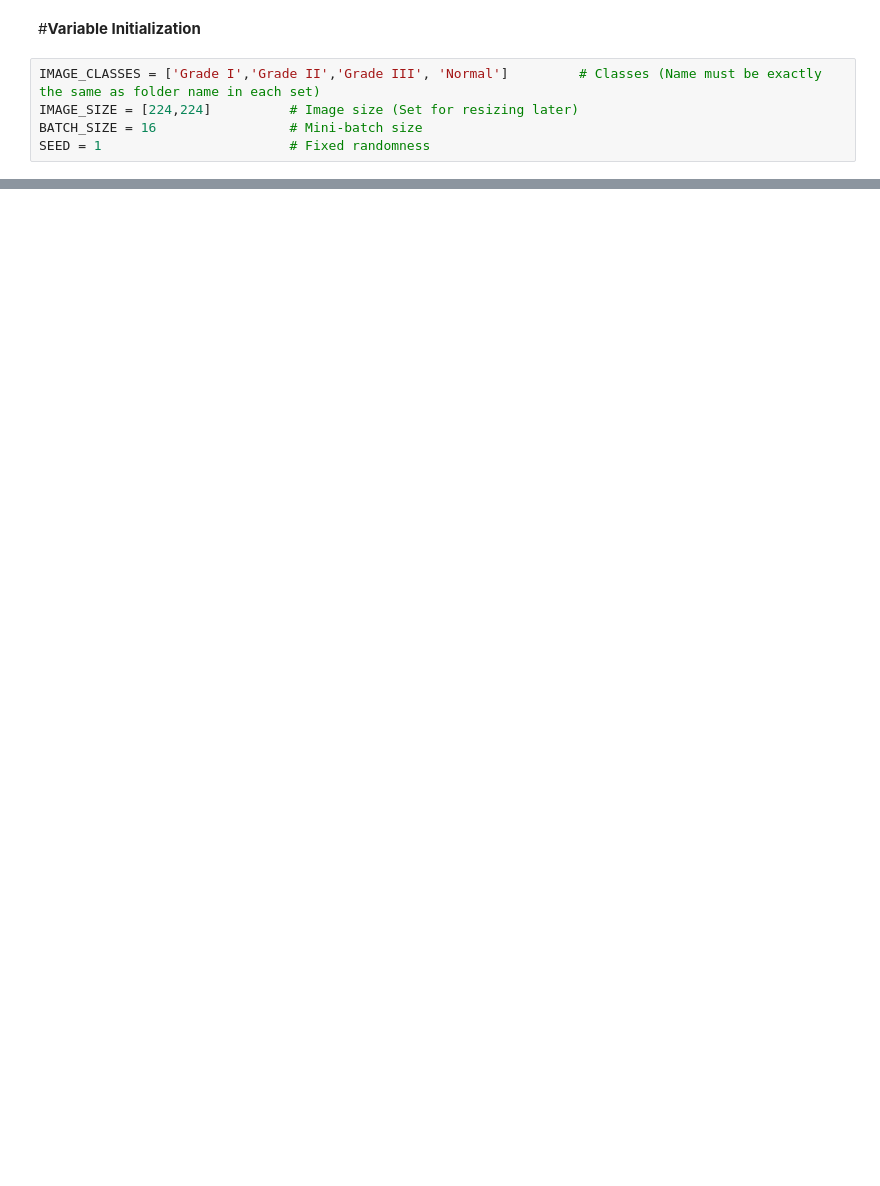
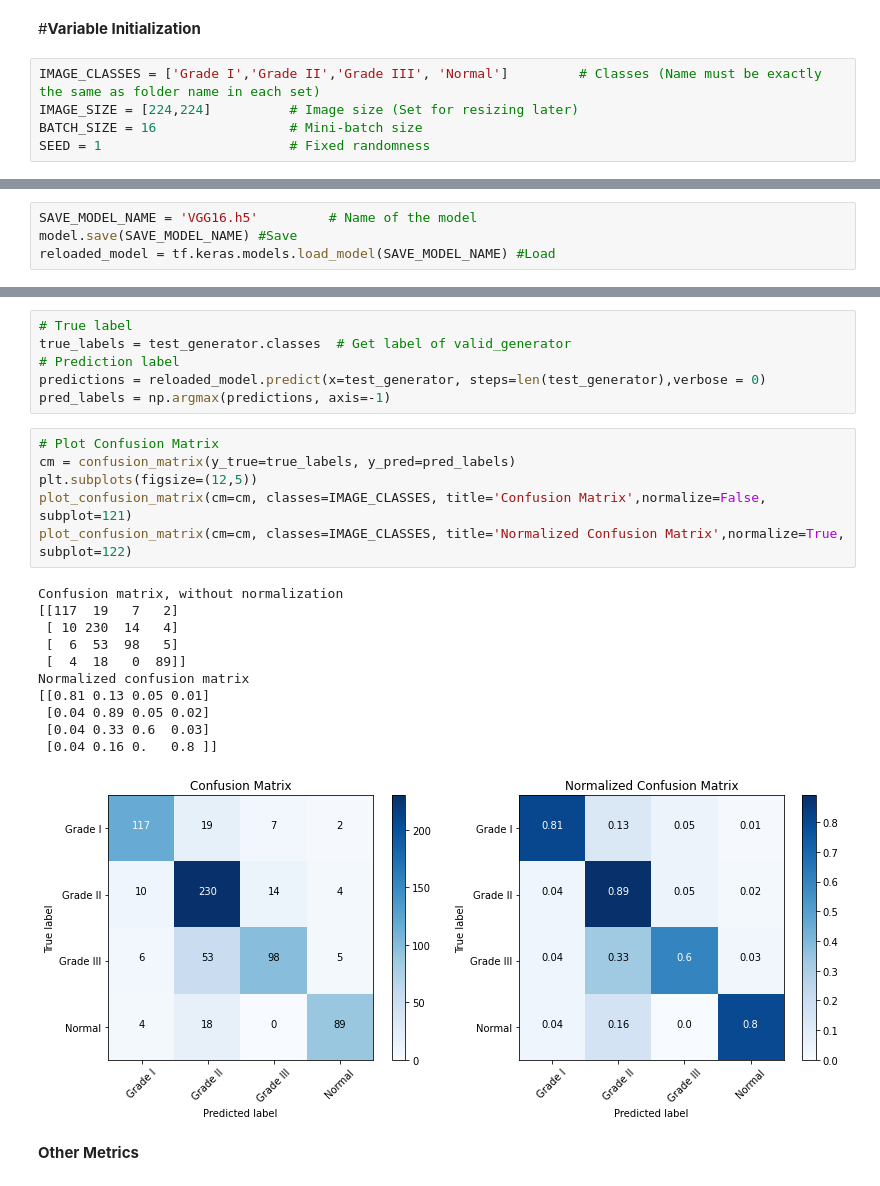
Before and after one commit to mnmahir/FYProject-PCGIPI, a Jupyter notebook: VGG16.ipynb, the cells around one changed output, grey strips where cells are left out. Cells and saved outputs as stored; diff of their text form; blank space fills up the shorter version.

```diff
--- a/VGG16.ipynb
+++ b/VGG16.ipynb
@@ -142,0 +287,4 @@ history = model.fit(
+# %%
+SAVE_MODEL_NAME = 'VGG16.h5'         # Name of the model
+model.save(SAVE_MODEL_NAME) #Save
+reloaded_model = tf.keras.models.load_model(SAVE_MODEL_NAME) #Load
@@ -142,0 +304,26 @@ history = model.fit(
+# %%
+# True label
+true_labels = test_generator.classes  # Get label of valid_generator
+# Prediction label
+predictions = reloaded_model.predict(x=test_generator, steps=len(test_generator),verbose = 0)
+pred_labels = np.argmax(predictions, axis=-1)
+# %%
+# Plot Confusion Matrix
+cm = confusion_matrix(y_true=true_labels, y_pred=pred_labels)
+plt.subplots(figsize=(12,5))
+plot_confusion_matrix(cm=cm, classes=IMAGE_CLASSES, title='Confusion Matrix',normalize=False, subplot=121)
+plot_confusion_matrix(cm=cm, classes=IMAGE_CLASSES, title='Normalized Confusion Matrix',normalize=True, subplot=122)
+# %% [output]
+Confusion matrix, without normalization
+[[117  19   7   2]
+ [ 10 230  14   4]
+ [  6  53  98   5]
+ [  4  18   0  89]]
+Normalized confusion matrix
+[[0.81 0.13 0.05 0.01]
+ [0.04 0.89 0.05 0.02]
+ [0.04 0.33 0.6  0.03]
+ [0.04 0.16 0.   0.8 ]]
+[figure, added]
+# %% [markdown]
+**Other Metrics**
```
Also changed, not shown: parts of 28 cells of this notebook.
